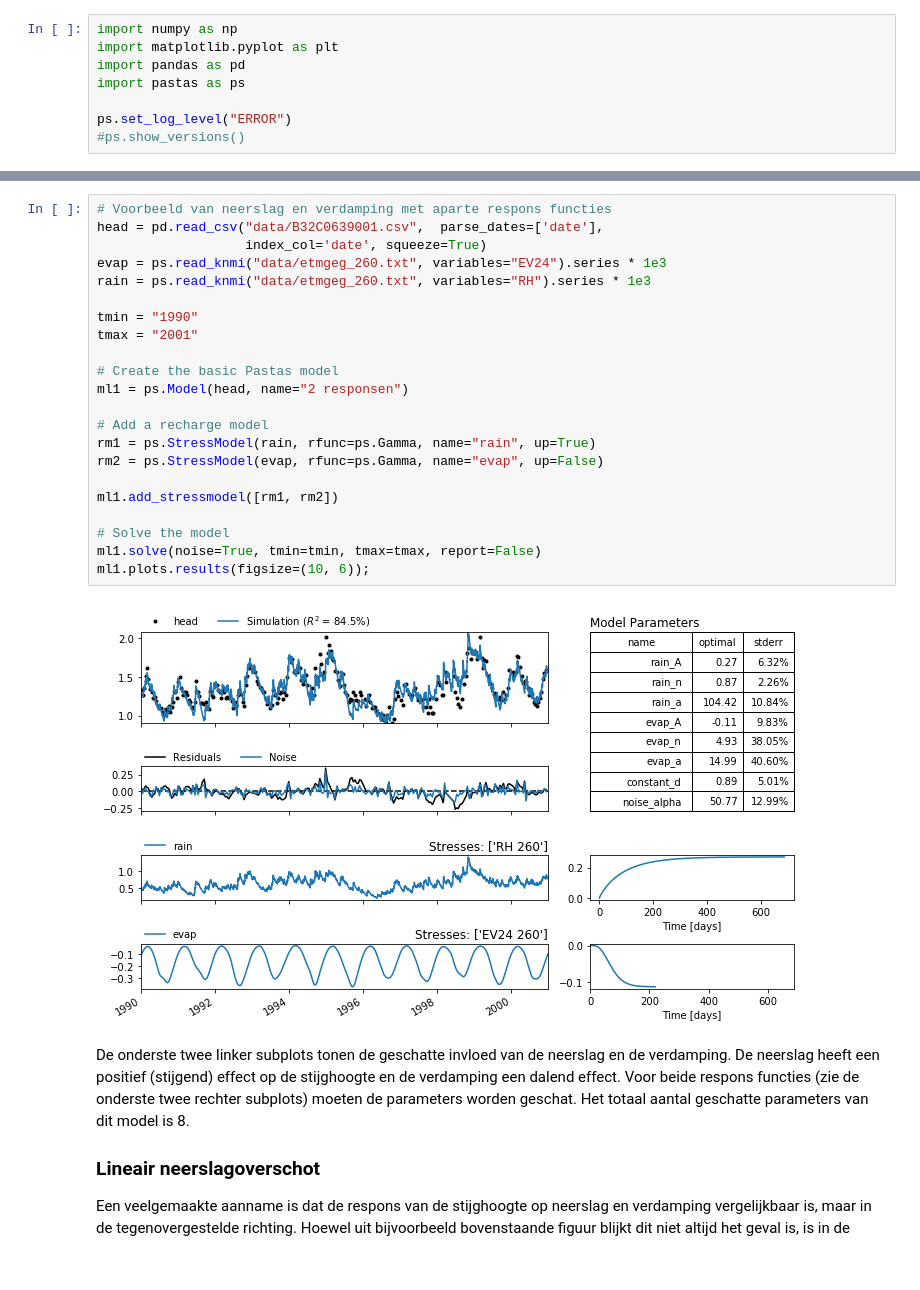
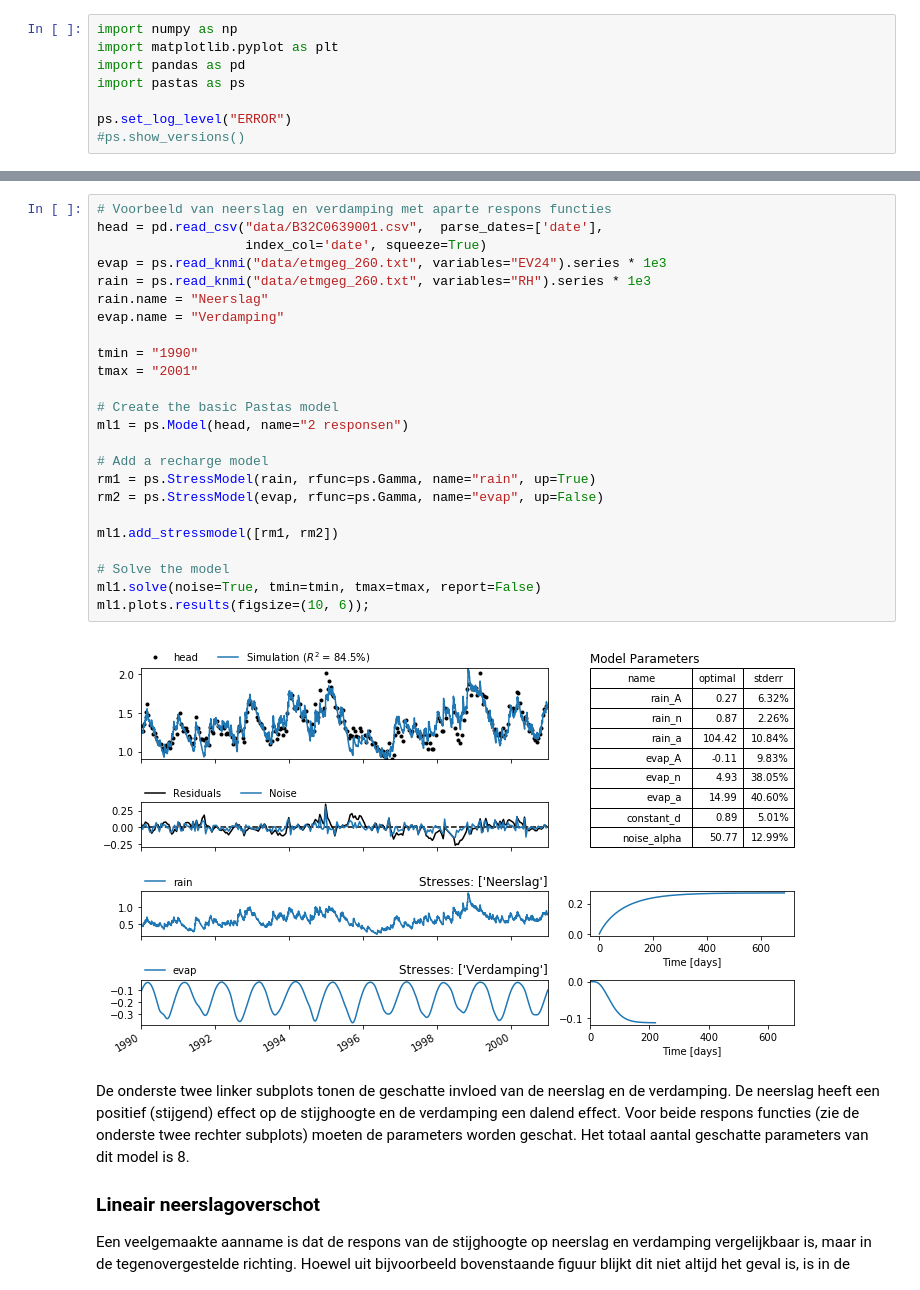
Before and after one commit to ArtesiaWater/stowa_handleiding_tijdreeksanalyse, a Jupyter notebook: model_structuur/model_structuur.ipynb, the cells around one changed output, grey strips where cells are left out. Drawn from its saved outputs; the diff is of its cells as text.

```diff
--- a/model_structuur/model_structuur.ipynb
+++ b/model_structuur/model_structuur.ipynb
@@ -79,27 +97,29 @@ Bij deze methode worden de twee tijdreeksen van neerslag en verdamping onafhanke
 # %%
 # Voorbeeld van neerslag en verdamping met aparte respons functies
 head = pd.read_csv("data/B32C0639001.csv",  parse_dates=['date'],
                    index_col='date', squeeze=True)
 evap = ps.read_knmi("data/etmgeg_260.txt", variables="EV24").series * 1e3
 rain = ps.read_knmi("data/etmgeg_260.txt", variables="RH").series * 1e3
+rain.name = "Neerslag"
+evap.name = "Verdamping"
 
 tmin = "1990"
 tmax = "2001"
 
 # Create the basic Pastas model
 ml1 = ps.Model(head, name="2 responsen")
 
 # Add a recharge model
 rm1 = ps.StressModel(rain, rfunc=ps.Gamma, name="rain", up=True)
 rm2 = ps.StressModel(evap, rfunc=ps.Gamma, name="evap", up=False)
 
 ml1.add_stressmodel([rm1, rm2])
 
 # Solve the model
 ml1.solve(noise=True, tmin=tmin, tmax=tmax, report=False)
 ml1.plots.results(figsize=(10, 6));
 # %% [output]
-[figure, old version]
+[figure, new version]
 # %% [markdown]
 De onderste twee linker subplots tonen de geschatte invloed van de neerslag en de verdamping. De neerslag heeft een positief (stijgend) effect op de stijghoogte en de verdamping een dalend effect. Voor beide respons functies (zie de onderste twee rechter subplots) moeten de parameters worden geschat. Het totaal aantal geschatte parameters van dit model is 8.
 
```
Also changed, not shown: parts of 17 cells of this notebook, 4 other files.
